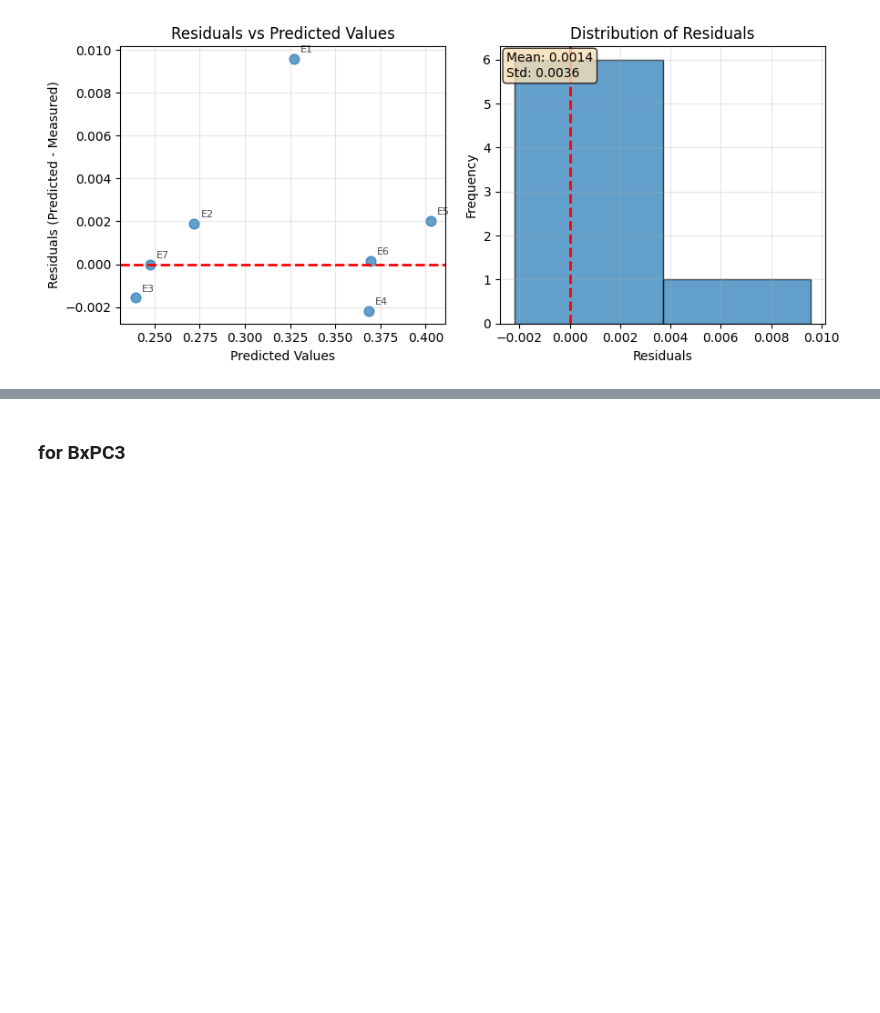
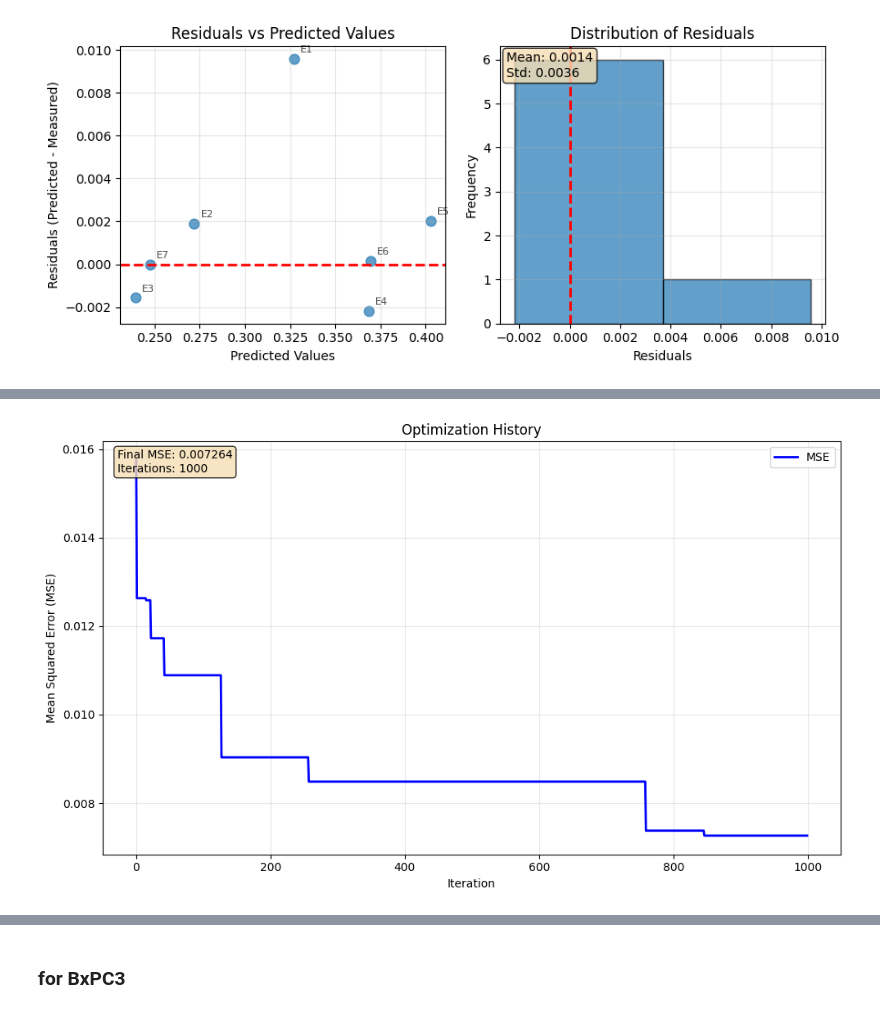
Before and after one commit to IlyaLab/BNMPy, a Jupyter notebook: pancreatic_cancer_simulation/Optimization_Eduati2020_reducedData.ipynb, the cells around one changed output, grey strips where cells are left out. Saved outputs shown, nothing was run; the diff lists cells and outputs as text; code cells hidden in the pictures; blank space fills up the shorter version.

```diff
--- a/pancreatic_cancer_simulation/Optimization_Eduati2020_reducedData.ipynb
+++ b/pancreatic_cancer_simulation/Optimization_Eduati2020_reducedData.ipynb
@@ -15,6 +15,10 @@ import pandas as pd
 import numpy as np
 import matplotlib.pyplot as plt
 from pathlib import Path
+import re
+import seaborn as sns
+from matplotlib.colors import ListedColormap
+
 sys.path.append('./src')
 import BNMPy
 import Optimizer
@@ -26,8 +30,8 @@ import Optimizer
 # from Optimizer.sensitivity_analysis import sensitivity_analysis
 
 network_file = '../input_files/Eduati2020_standardized_no_expand.txt'
-data_aspc1_file = '../data/Eduati2020_AsPC1_cleaned_reduced.csv'
-data_bxpc3_file = '../data/Eduati2020_BxPC3_cleaned_reduced.csv'
+data_aspc1_file = '../data/Eduati2020_AsPC1_9.csv'
+data_bxpc3_file = '../data/Eduati2020_BxPC3_9.csv'
 # %% [markdown]
 The data was cleaned by changing names of genes to a standard HGNC symbol, and convert to a format that complys with our ExperimentData.
 # %%
@@ -943,0 +950,9 @@ Results exported to AsPC1_AND_cutoff0.5_7/detailed_results.csv
+# %%
+# AND, score_cutoff = 0.5
+optimizer = Optimizer.ParameterOptimizer(pbn, '../data/Eduati2020_AsPC1_9.csv',
+    config=config,
+    nodes_to_optimize=None,
+    verbose=True)
+
+# Run optimization
+result = optimizer.optimize(method='particle_swarm')
@@ -943,0 +1002,4 @@ Results exported to AsPC1_AND_cutoff0.5_7/detailed_results.csv
+# %%
+optimizer.plot_optimization_history(result)
+# %% [output]
+[figure, added]
```
Also changed, not shown: parts of 36 cells of this notebook, 20 other files.
